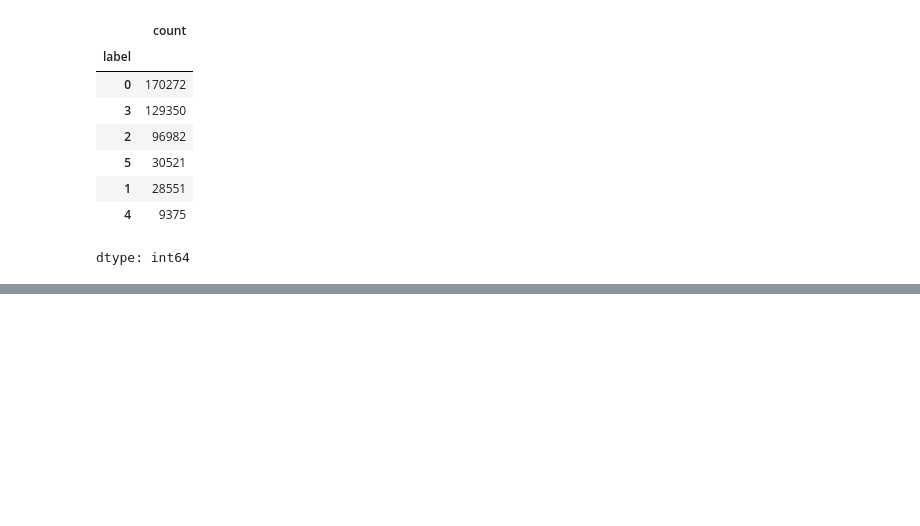
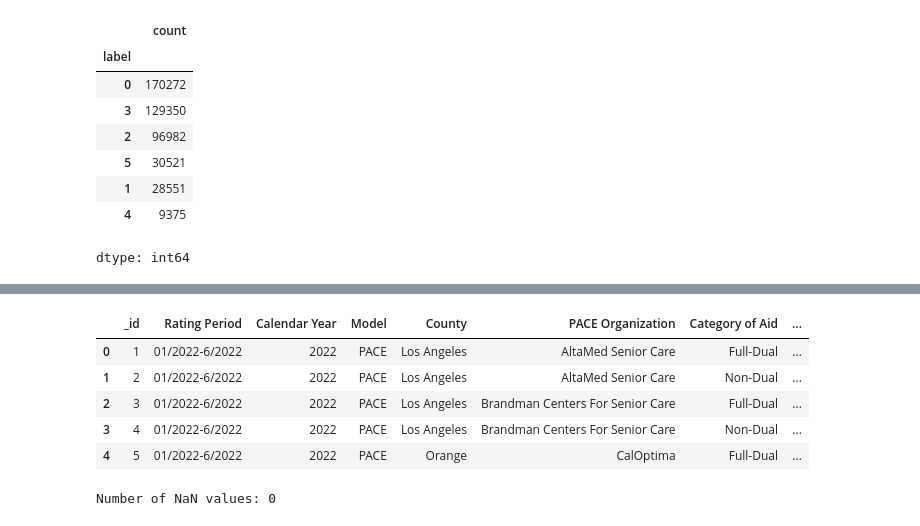
Before and after one commit to alexandrarh/mind-the-age, a Jupyter notebook: initial_exploration_and_workflow.ipynb, the cells around one changed output, grey strips where cells are left out. Drawn from its saved outputs; the diff is of its cells as text; code cells hidden in the pictures; blank space fills up the shorter version.

```diff
--- a/initial_exploration_and_workflow.ipynb
+++ b/initial_exploration_and_workflow.ipynb
@@ -73,0 +130,20 @@ dtype: int64
+# %%
+pace['Lower Bound'] = pace['Lower Bound'].str.replace(',', '', regex=True).astype(float)
+pace['Midpoint'] = pace['Midpoint'].str.replace(',', '', regex=True).astype(float)
+pace['Upper Bound'] = pace['Upper Bound'].str.replace(',', '', regex=True).astype(float)
+pace['AWOP'] = pace['AWOP'].str.replace(',', '', regex=True).astype(float)
+# %%
+pace.head()
+# %% [output]
+|  | _id | Rating Period | Calendar Year | Model | County | PACE Organization | Category of Aid | ... |
+| 0 | 1 | 01/2022-6/2022 | 2022 | PACE | Los Angeles | AltaMed Senior Care | Full-Dual | ... |
+| 1 | 2 | 01/2022-6/2022 | 2022 | PACE | Los Angeles | AltaMed Senior Care | Non-Dual | ... |
+| 2 | 3 | 01/2022-6/2022 | 2022 | PACE | Los Angeles | Brandman Centers For Senior Care | Full-Dual | ... |
+| 3 | 4 | 01/2022-6/2022 | 2022 | PACE | Los Angeles | Brandman Centers For Senior Care | Non-Dual | ... |
+| 4 | 5 | 01/2022-6/2022 | 2022 | PACE | Orange | CalOptima | Full-Dual | ... |
+# %%
+# Checking for null values
+nan_count = pace.isnull().sum().sum()
+print('Number of NaN values:', nan_count)
+# %% [output]
+Number of NaN values: 0
```
Also changed, not shown: parts of 9 cells of this notebook, 2 other files.
